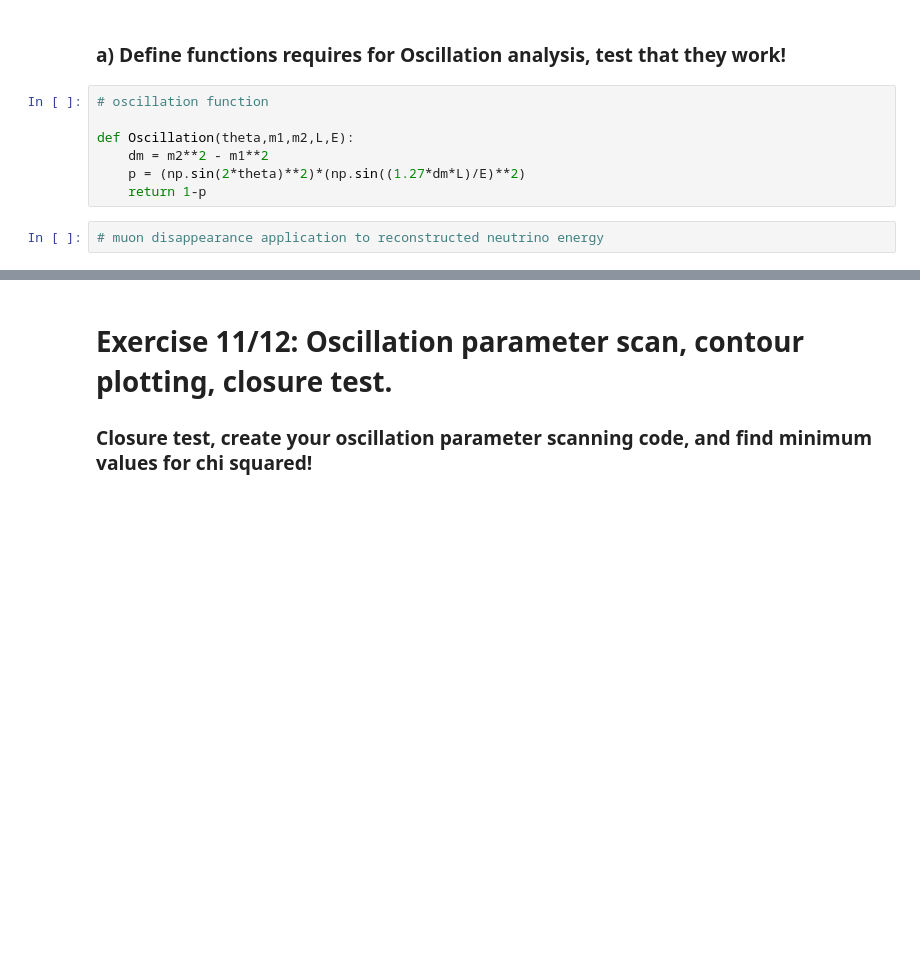
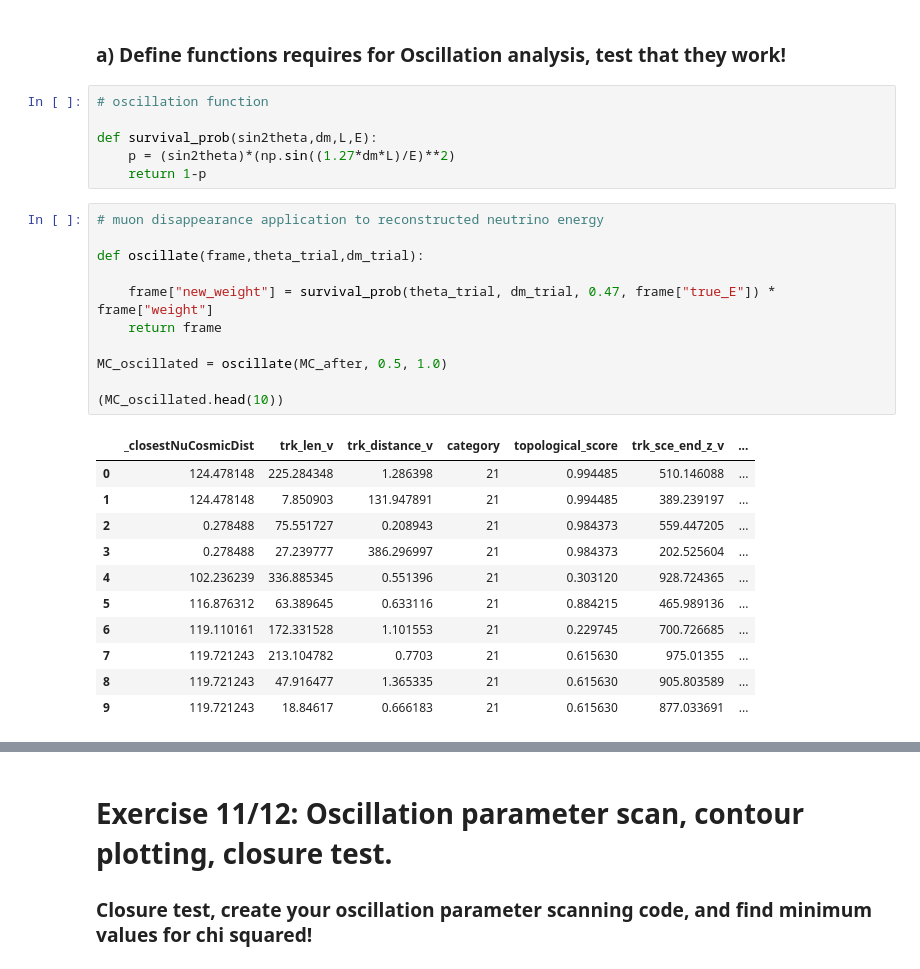
Before and after one commit to harrisonunwin/MicroBooNE_Lab, a Jupyter notebook: MainAnalysis_template.ipynb, the cells around one changed output, grey strips where cells are left out. Cells and saved outputs as stored; diff of their text form; blank space fills up the shorter version.

```diff
--- a/MainAnalysis_template.ipynb
+++ b/MainAnalysis_template.ipynb
@@ -588,9 +589,29 @@ plt.show(ax)
 # %%
 # oscillation function
 
-def Oscillation(theta,m1,m2,L,E):
-    dm = m2**2 - m1**2
-    p = (np.sin(2*theta)**2)*(np.sin((1.27*dm*L)/E)**2)
+def survival_prob(sin2theta,dm,L,E):
+    p = (sin2theta)*(np.sin((1.27*dm*L)/E)**2)
     return 1-p
 # %%
 # muon disappearance application to reconstructed neutrino energy
+
+def oscillate(frame,theta_trial,dm_trial):
+
+    frame["new_weight"] = survival_prob(theta_trial, dm_trial, 0.47, frame["true_E"]) * frame["weight"]
+    return frame
+
+MC_oscillated = oscillate(MC_after, 0.5, 1.0)
+
+(MC_oscillated.head(10))
+# %% [output]
+|  | _closestNuCosmicDist | trk_len_v | trk_distance_v | category | topological_score | trk_sce_end_z_v | ... |
+| 0 | 124.478148 | 225.284348 | 1.286398 | 21 | 0.994485 | 510.146088 | ... |
+| 1 | 124.478148 | 7.850903 | 131.947891 | 21 | 0.994485 | 389.239197 | ... |
+| 2 | 0.278488 | 75.551727 | 0.208943 | 21 | 0.984373 | 559.447205 | ... |
+| 3 | 0.278488 | 27.239777 | 386.296997 | 21 | 0.984373 | 202.525604 | ... |
+| 4 | 102.236239 | 336.885345 | 0.551396 | 21 | 0.303120 | 928.724365 | ... |
+| 5 | 116.876312 | 63.389645 | 0.633116 | 21 | 0.884215 | 465.989136 | ... |
+| 6 | 119.110161 | 172.331528 | 1.101553 | 21 | 0.229745 | 700.726685 | ... |
+| 7 | 119.721243 | 213.104782 | 0.7703 | 21 | 0.615630 | 975.01355 | ... |
+| 8 | 119.721243 | 47.916477 | 1.365335 | 21 | 0.615630 | 905.803589 | ... |
+| 9 | 119.721243 | 18.84617 | 0.666183 | 21 | 0.615630 | 877.033691 | ... |
```
Also changed, not shown: parts of 17 cells of this notebook.
